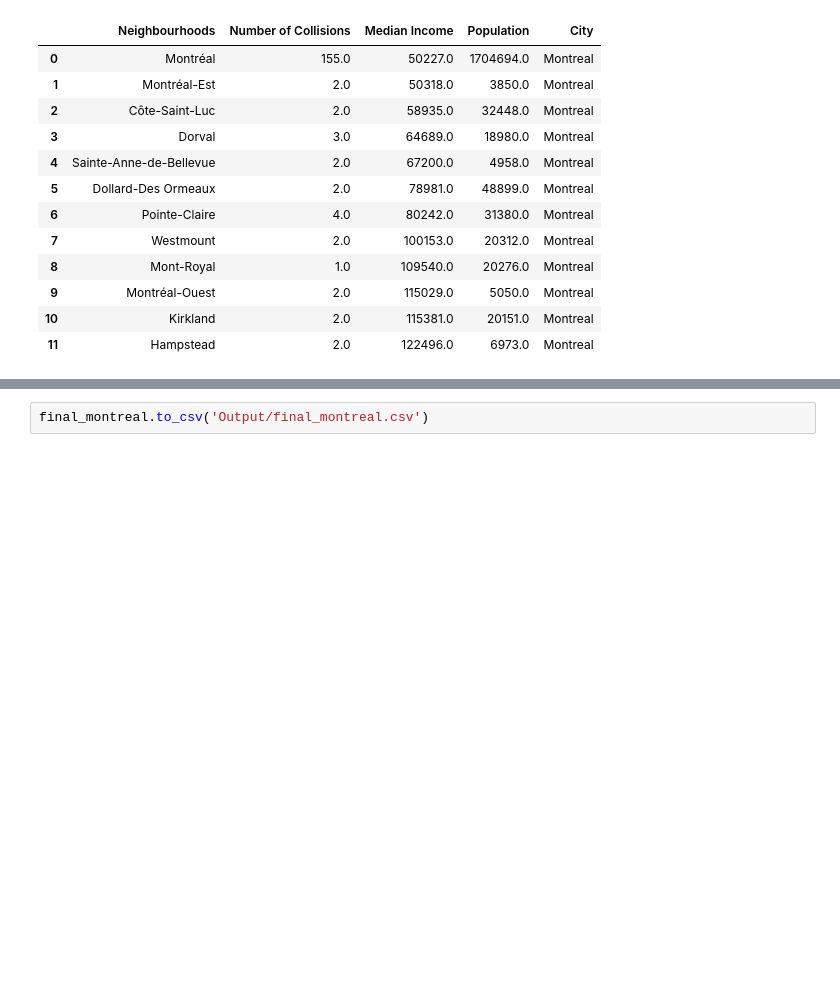
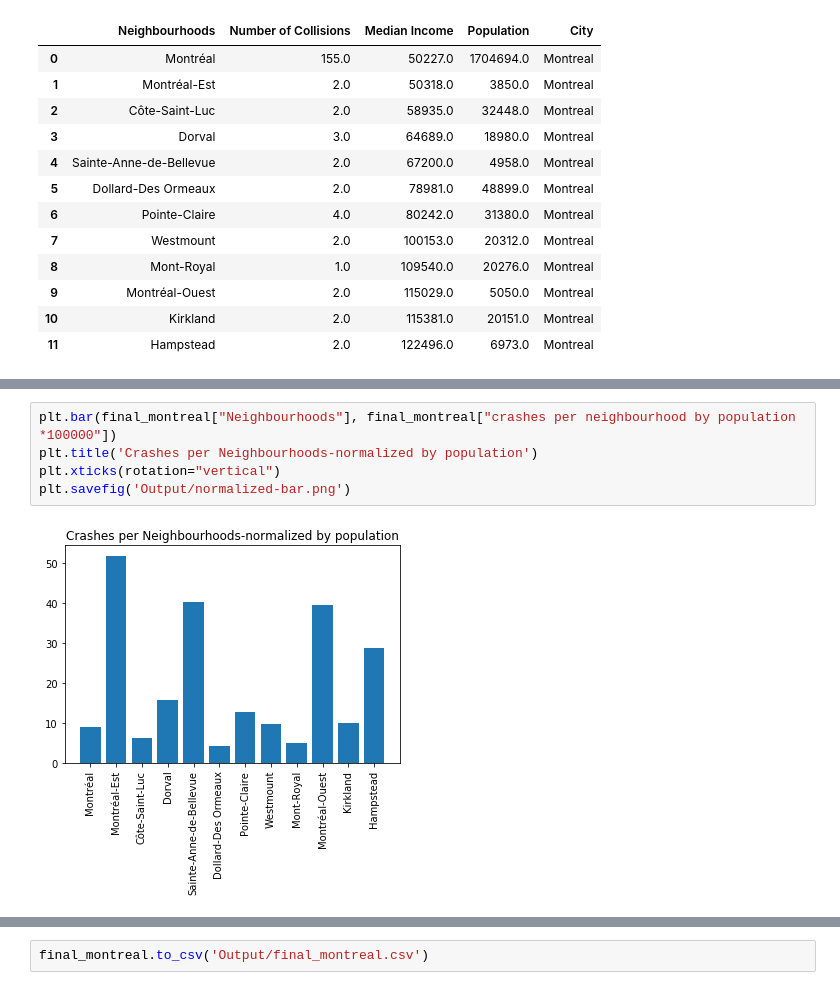
Before and after one commit to nupurgupta5292/SES-vs-Fatal-Road-Collisions, a Jupyter notebook: montreal/montreal_data.ipynb, the cells around one changed output, grey strips where cells are left out. Saved outputs shown, nothing was run; the diff lists cells and outputs as text; blank space fills up the shorter version.

```diff
--- a/montreal/montreal_data.ipynb
+++ b/montreal/montreal_data.ipynb
@@ -82,0 +100,7 @@ final_montreal
+# %%
+plt.bar(final_montreal["Neighbourhoods"], final_montreal["crashes per neighbourhood by population *100000"])
+plt.title('Crashes per Neighbourhoods-normalized by population')
+plt.xticks(rotation="vertical")
+plt.savefig('Output/normalized-bar.png')
+# %% [output]
+[figure, added]
```
Also changed, not shown: parts of 5 cells of this notebook, 4 other files.
